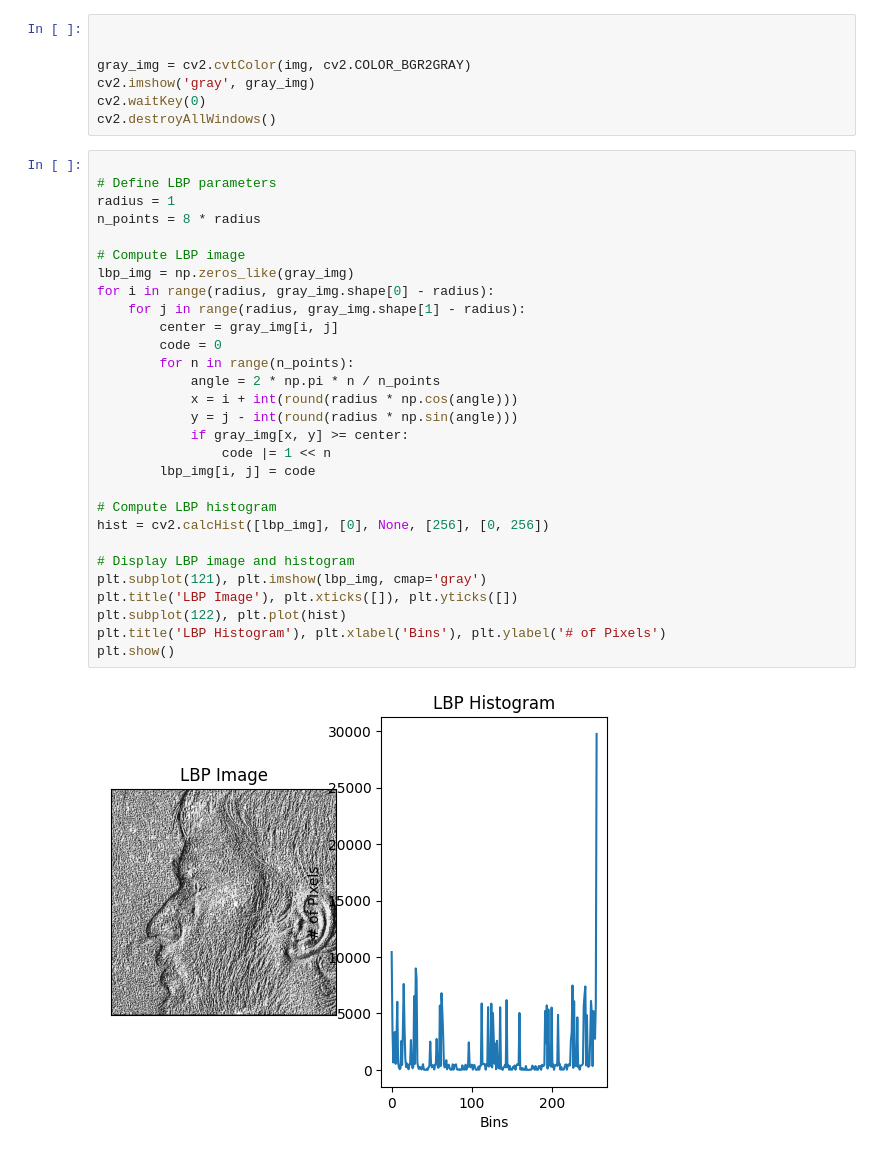
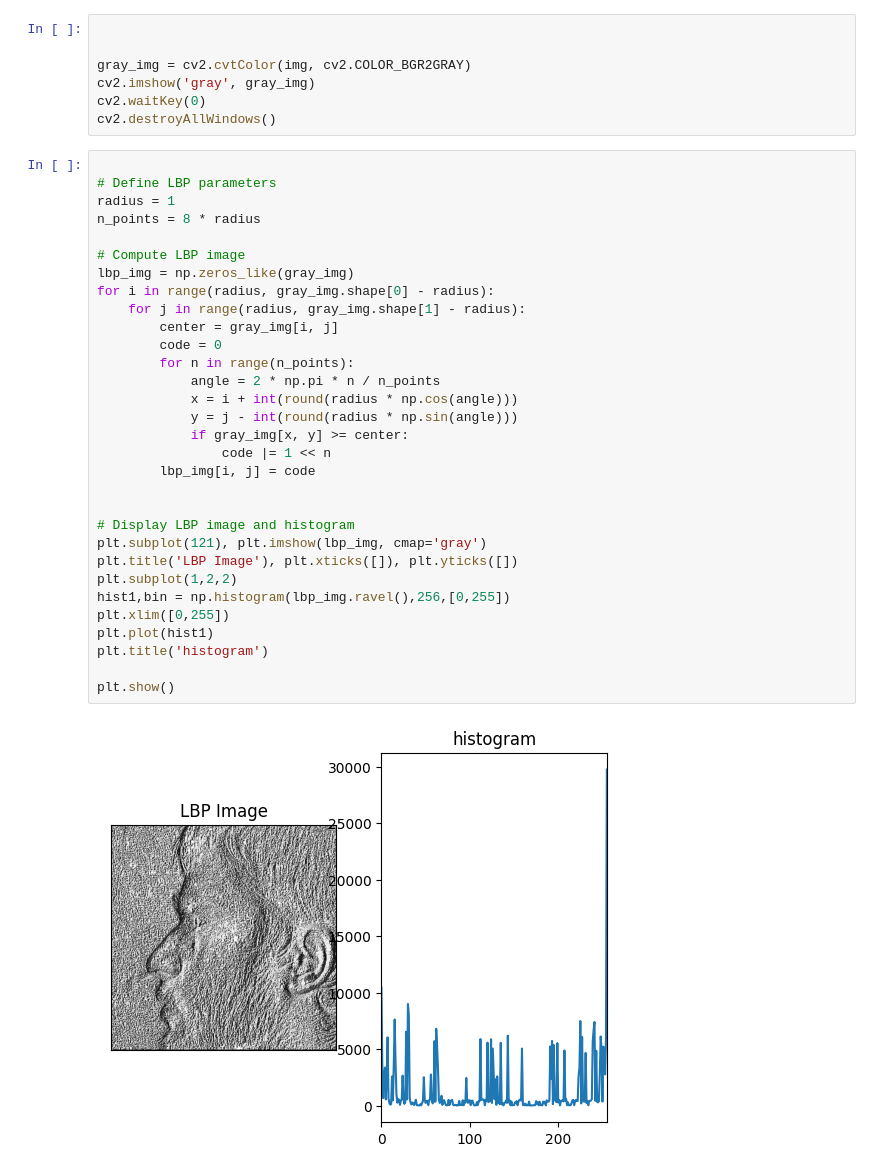
Before and after one commit to jashwanth0712/profile-face-Identification, a Jupyter notebook: preprocessing/jobbah.ipynb, the cells around one changed output. Saved outputs shown, nothing was run; the diff lists cells and outputs as text.

```diff
--- a/preprocessing/jobbah.ipynb
+++ b/preprocessing/jobbah.ipynb
@@ -22,34 +22,36 @@ cv2.destroyAllWindows()
 # %%
 
 # Define LBP parameters
 radius = 1
 n_points = 8 * radius
 
 # Compute LBP image
 lbp_img = np.zeros_like(gray_img)
 for i in range(radius, gray_img.shape[0] - radius):
     for j in range(radius, gray_img.shape[1] - radius):
         center = gray_img[i, j]
         code = 0
         for n in range(n_points):
             angle = 2 * np.pi * n / n_points
             x = i + int(round(radius * np.cos(angle)))
             y = j - int(round(radius * np.sin(angle)))
             if gray_img[x, y] >= center:
                 code |= 1 << n
         lbp_img[i, j] = code
 
-# Compute LBP histogram
-hist = cv2.calcHist([lbp_img], [0], None, [256], [0, 256])
 
 # Display LBP image and histogram
 plt.subplot(121), plt.imshow(lbp_img, cmap='gray')
 plt.title('LBP Image'), plt.xticks([]), plt.yticks([])
-plt.subplot(122), plt.plot(hist)
-plt.title('LBP Histogram'), plt.xlabel('Bins'), plt.ylabel('# of Pixels')
+plt.subplot(1,2,2)
+hist1,bin = np.histogram(lbp_img.ravel(),256,[0,255])
+plt.xlim([0,255])
+plt.plot(hist1)
+plt.title('histogram')
+
 plt.show()
 # %% [output]
-[figure, old version]
+[figure, new version]
 # %%
 # geometric feature extraction
 gray_img = cv2.GaussianBlur(gray_img, (5, 5), 0)
```
Also changed, not shown: parts of 4 cells of this notebook, 5 other files.
